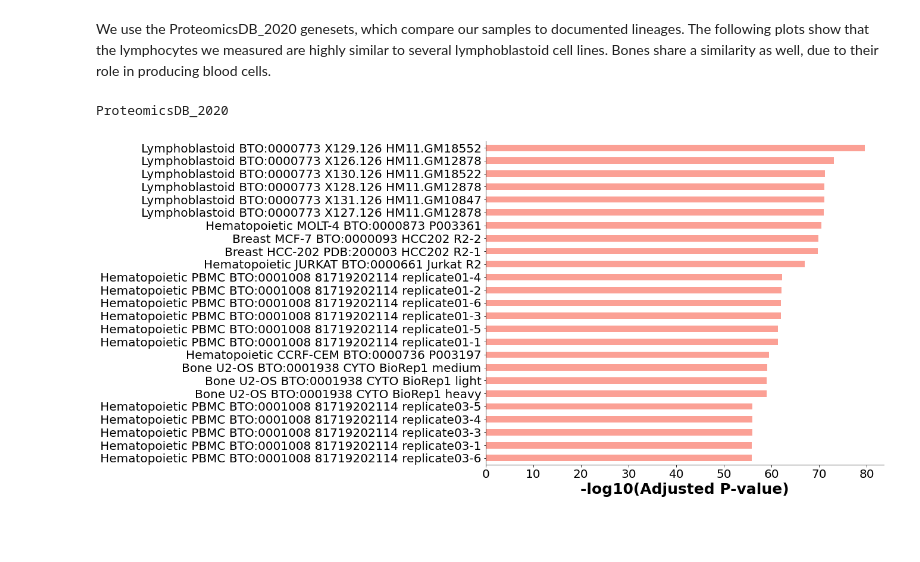
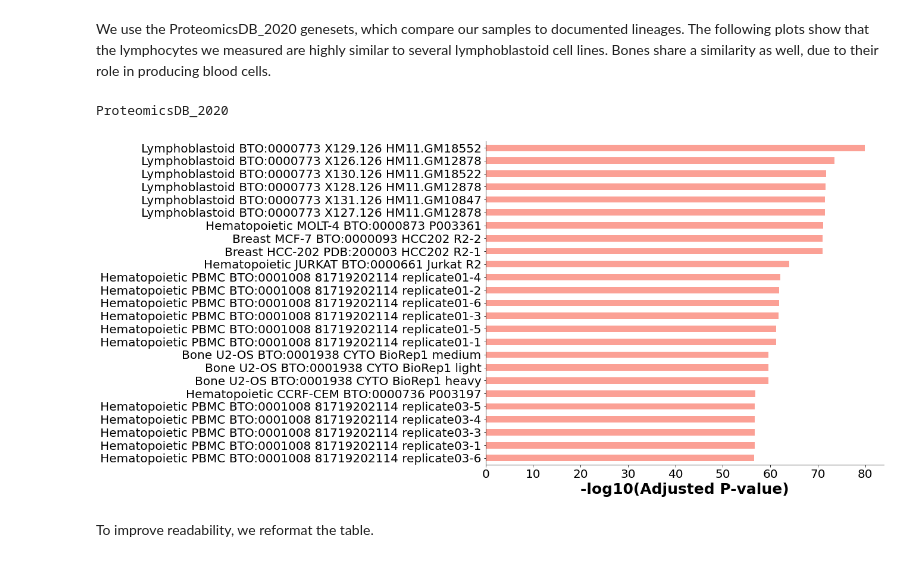
Before and after one commit to PayneLab/autoPOTS_demonstration, a Jupyter notebook: GSEA_All.ipynb, the cells around one changed output. Cells and saved outputs as stored; diff of their text form; code cells hidden in the pictures; blank space fills up the shorter version.

```diff
--- a/GSEA_All.ipynb
+++ b/GSEA_All.ipynb
@@ -10,7 +10,7 @@ data = load_data.load_FragPipe(month="lymph_forPRIDE")
 # %% [markdown]
 Here we use a function from load_data to get the names, both the gene name code and verbose headers. We then add these to the quantification data.
 # %%
-names = load_data.names_FragPipe()
+names = load_data.names_FragPipe(month="lymph_forPRIDE")
 data['Names'] = names['Gene Names']
 data['Header'] = names['Description']
 # %% [markdown]
@@ -30,28 +31,30 @@ We use the ProteomicsDB_2020 genesets, which compare our samples to documented l
 # %%
 for gset in genesets:
     enr = gp.enrichr(gene_list=list(data.Names.dropna()),
                    description="Lymphocytes",
                    gene_sets=gset,
                    outdir='/data/test/enrichr'
                 )
 
     #as table:
     print(gset)
     #display(enr.res2d[['Term','Adjusted P-value']][0:20])
-    #enr.res2d[['Term','Adjusted P-value']][0:20].to_csv( 'data/AutoPOTS_forPRIDE/{0}.tsv'.format(gset), sep='\t')
+    enr.res2d[['Term','Adjusted P-value']][0:20].to_csv( 'data/AutoPOTS_forPRIDE/{0}.tsv'.format(gset), sep='\t')
 
     #as barplot
 
 
     barplot(enr.res2d, figsize=(12,10), top_term=25) #title=gset,
     #fig.figsize(16,12)
 
     plt.yticks(size=20)
     plt.xticks(size = 20)
     plt.xlabel("-log10(Adjusted P-value)", size=25)
 
     plt.savefig('data/AutoPOTS_forPRIDE/{0}.png'.format(gset), bbox_inches='tight', dpi=300)
     plt.show()
 # %% [output]
 ProteomicsDB_2020
-[figure, old version]
+[figure, new version]
+# %% [markdown]
+To improve readability, we reformat the table.
```
Also changed, not shown: parts of 5 cells of this notebook, 6 other files.
